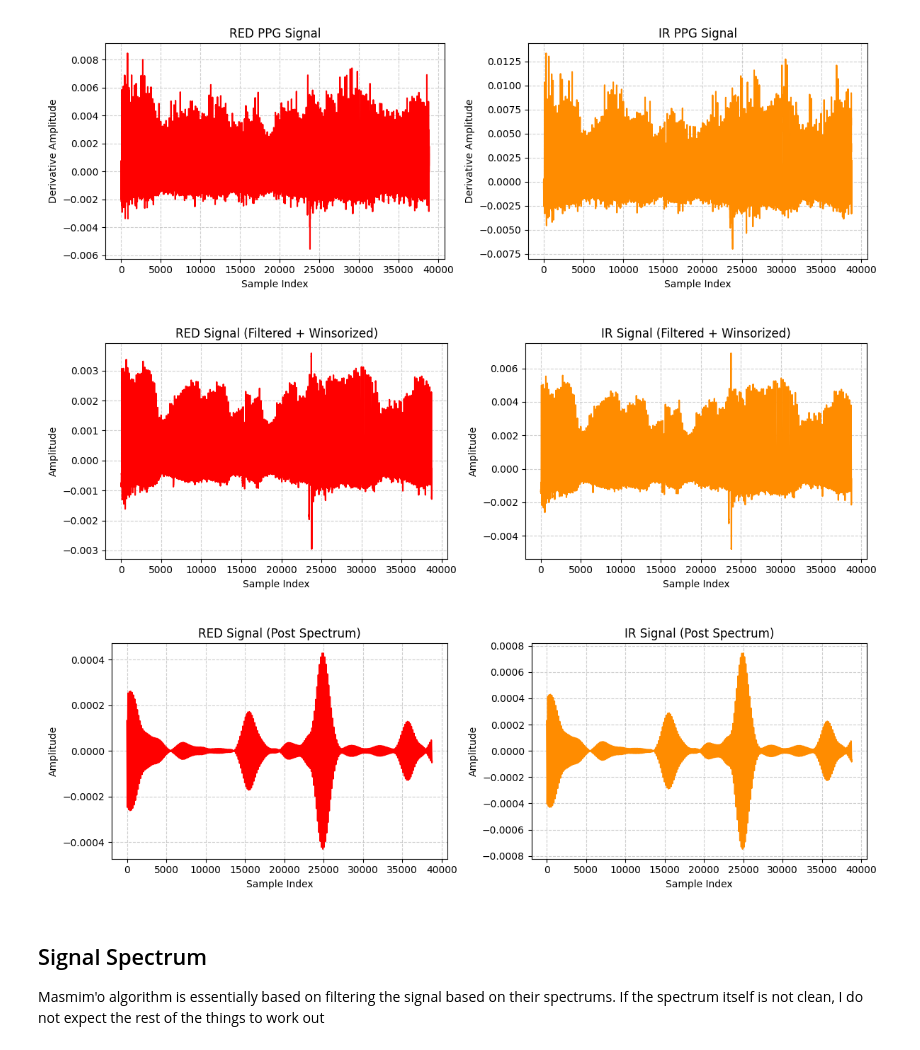
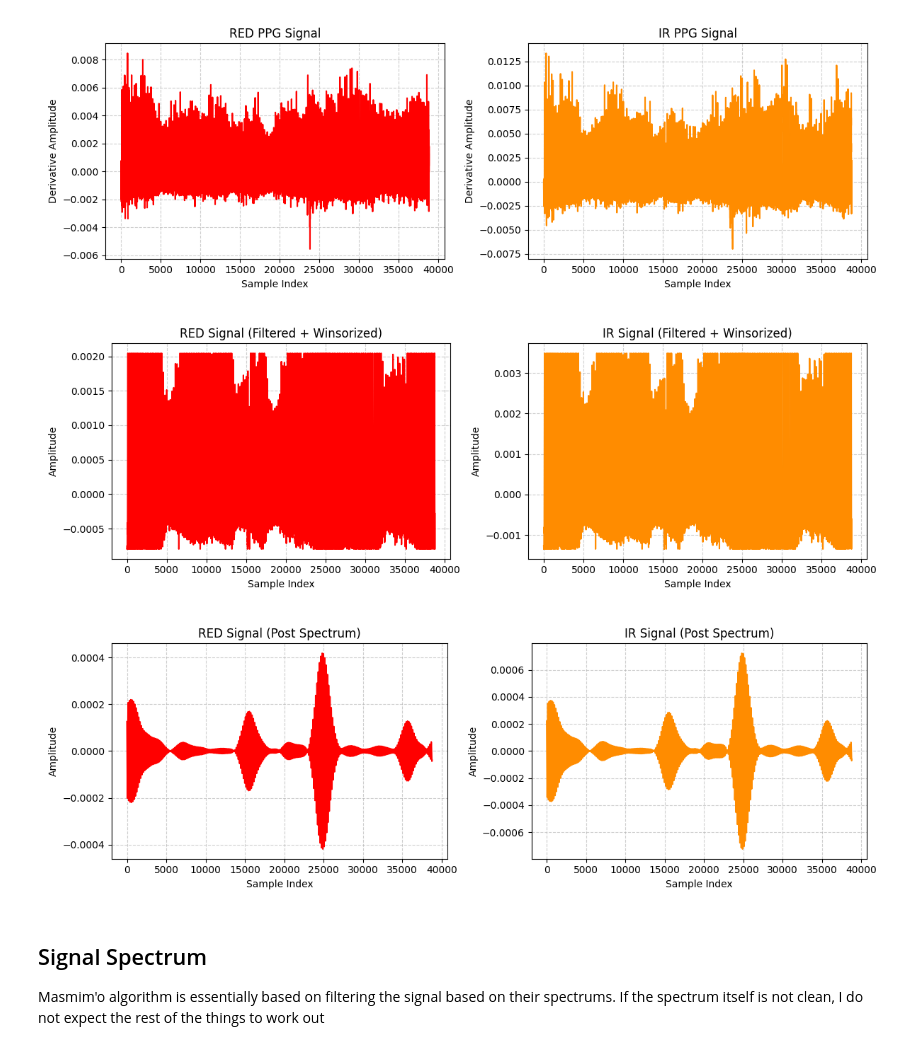
Before and after one commit to Audacity1213/tfo_masimo, a Jupyter notebook: notebooks/normalized_ac_with_masimo.ipynb, the cells around one changed output. Drawn from its saved outputs; the diff is of its cells as text; code cells hidden in the pictures.

```diff
--- a/notebooks/normalized_ac_with_masimo.ipynb
+++ b/notebooks/normalized_ac_with_masimo.ipynb
@@ -79,33 +79,33 @@ plt.show()
 # %%
 # MA
 MA_FILTER_LENGTH = 30
 ir = np.convolve(ir, np.ones((MA_FILTER_LENGTH,)), mode='valid') / MA_FILTER_LENGTH
 rd = np.convolve(rd, np.ones((MA_FILTER_LENGTH,)), mode='valid') / MA_FILTER_LENGTH
 # Outlier
-#ir = winsorize(ir, [0.05, 0.05 ])
-#rd = winsorize(rd, [0.05, 0.05 ])
+ir = winsorize(ir, [0.05, 0.05 ])
+rd = winsorize(rd, [0.05, 0.05 ])
 
 fig, (ax1, ax2) = plt.subplots(1, 2, figsize=(12, 4), sharex=True)
 
 # Plot RD
 ax1.plot(rd, color='red', linewidth=1.5)
 ax1.set_title('RED Signal (Filtered + Winsorized)')
 ax1.set_xlabel('Sample Index')
 ax1.set_ylabel('Amplitude')
 ax1.grid(True, linestyle='--', alpha=0.6)
 
 # Plot IR
 ax2.plot(ir, color='darkorange', linewidth=1.5)
 ax2.set_title('IR Signal (Filtered + Winsorized)')
 ax2.set_xlabel('Sample Index')
 ax2.set_ylabel('Amplitude')
 ax2.grid(True, linestyle='--', alpha=0.6)
 
 # Improve layout
 plt.tight_layout()
 plt.show()
 # %% [output]
-[figure, old version]
+[figure, new version]
 # %%
 # Spectrum Filtering
 ir = get_manipulated_stft_inverse_kaiser(ir, [1.5], window_length=30, fhr_bins_to_keep= 10, fs=FS)
@@ -132,7 +132,7 @@ ax2.grid(True, linestyle='--', alpha=0.6)
 plt.tight_layout()
 plt.show()
 # %% [output]
-[figure, old version]
+[figure, new version]
 # %% [markdown]
 ## Signal Spectrum
 Masmim'o algorithm is essentially based on filtering the signal based on their spectrums. If the spectrum itself is not clean, I do not expect the rest of the things to work out
```
Also changed, not shown: parts of 7 cells of this notebook.
